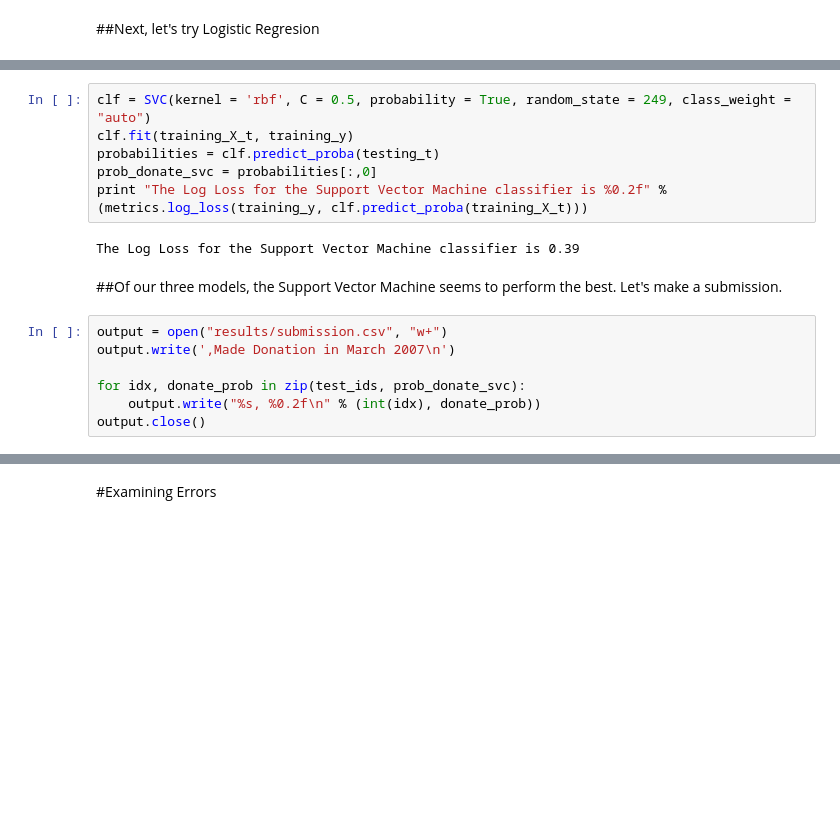
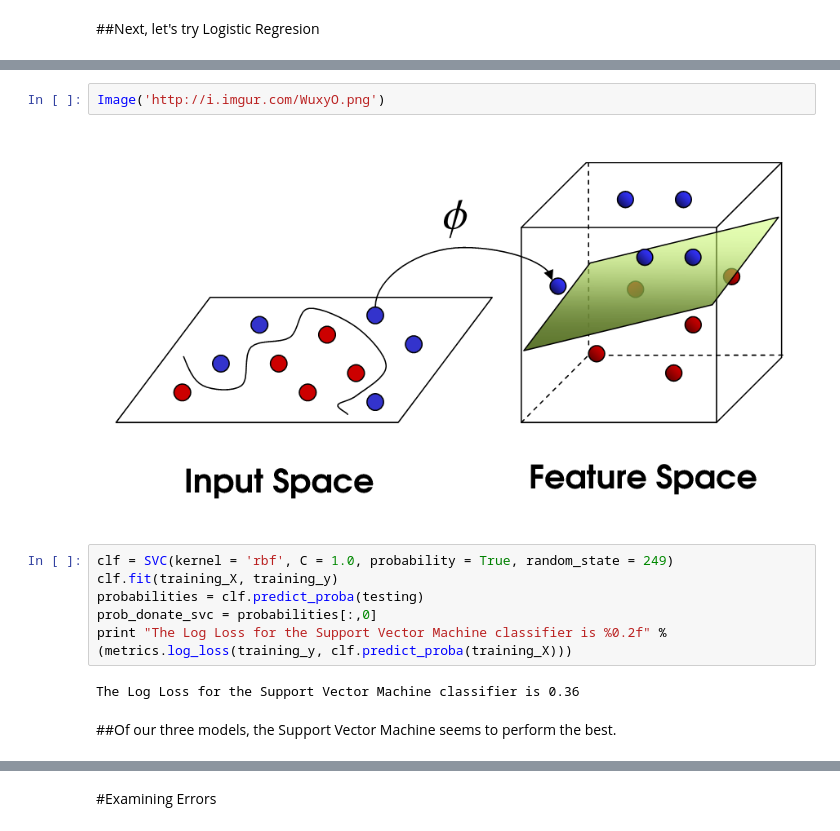
Before and after one commit to LeJit/GoogleIOExtended, a Jupyter notebook: Predicting Blood Donations in Python.ipynb, the cells around one changed output, grey strips where cells are left out. Cells and saved outputs as stored; diff of their text form; blank space fills up the shorter version.

```diff
--- a/Predicting Blood Donations in Python.ipynb
+++ b/Predicting Blood Donations in Python.ipynb
@@ -129,17 +151,14 @@ The Log Loss for the Logistic Regression classifier is 0.49
+# %%
+Image('http://i.imgur.com/WuxyO.png')
+# %% [output]
+[figure, added]
 # %%
-clf = SVC(kernel = 'rbf', C = 0.5, probability = True, random_state = 249, class_weight = "auto")
-clf.fit(training_X_t, training_y)
-probabilities = clf.predict_proba(testing_t)
+clf = SVC(kernel = 'rbf', C = 1.0, probability = True, random_state = 249)
+clf.fit(training_X, training_y)
+probabilities = clf.predict_proba(testing)
 prob_donate_svc = probabilities[:,0]
-print "The Log Loss for the Support Vector Machine classifier is %0.2f" % (metrics.log_loss(training_y, clf.predict_proba(training_X_t)))
+print "The Log Loss for the Support Vector Machine classifier is %0.2f" % (metrics.log_loss(training_y, clf.predict_proba(training_X)))
 # %% [output]
-The Log Loss for the Support Vector Machine classifier is 0.39
+The Log Loss for the Support Vector Machine classifier is 0.36
 # %% [markdown]
-##Of our three models, the Support Vector Machine seems to perform the best. Let's make a submission.
+##Of our three models, the Support Vector Machine seems to perform the best.
-# %%
-output = open("results/submission.csv", "w+")
-output.write(',Made Donation in March 2007\n')
-
-for idx, donate_prob in zip(test_ids, prob_donate_svc):
-	output.write("%s, %0.2f\n" % (int(idx), donate_prob))
-output.close()
```
Also changed, not shown: parts of 28 cells of this notebook.
